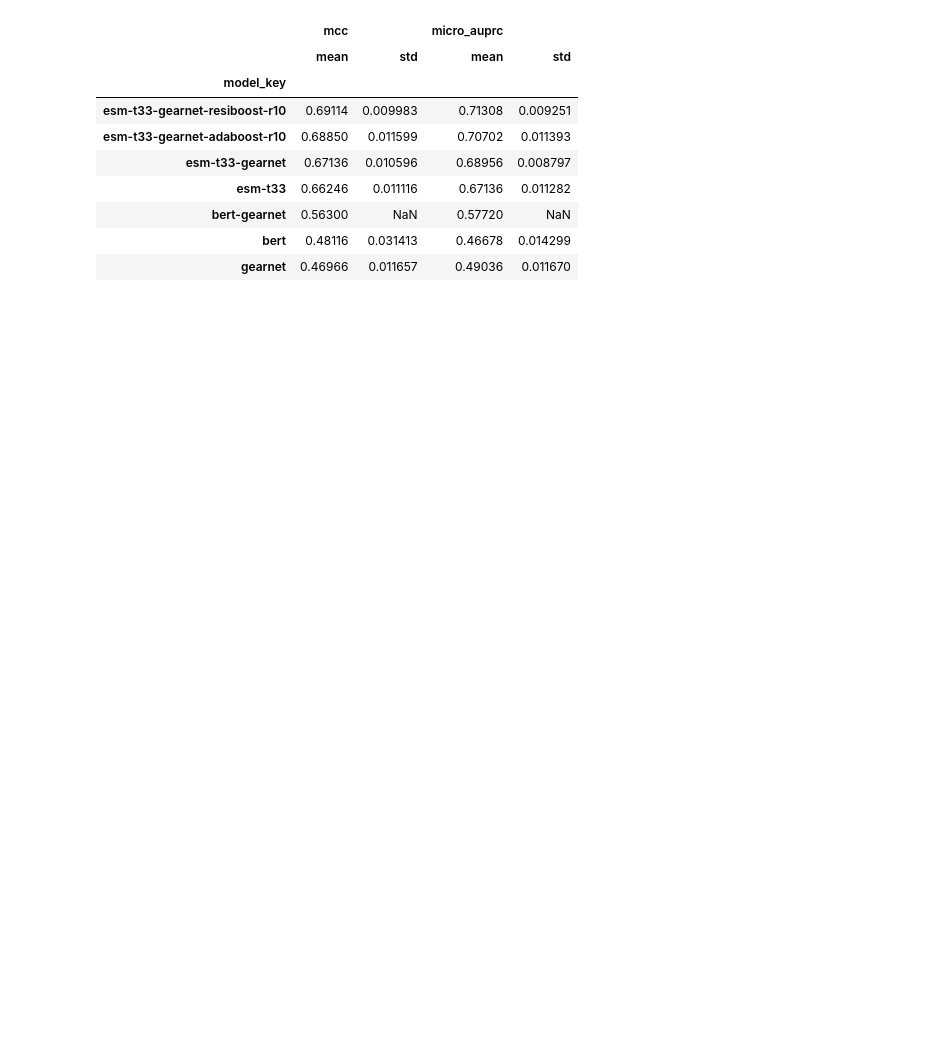
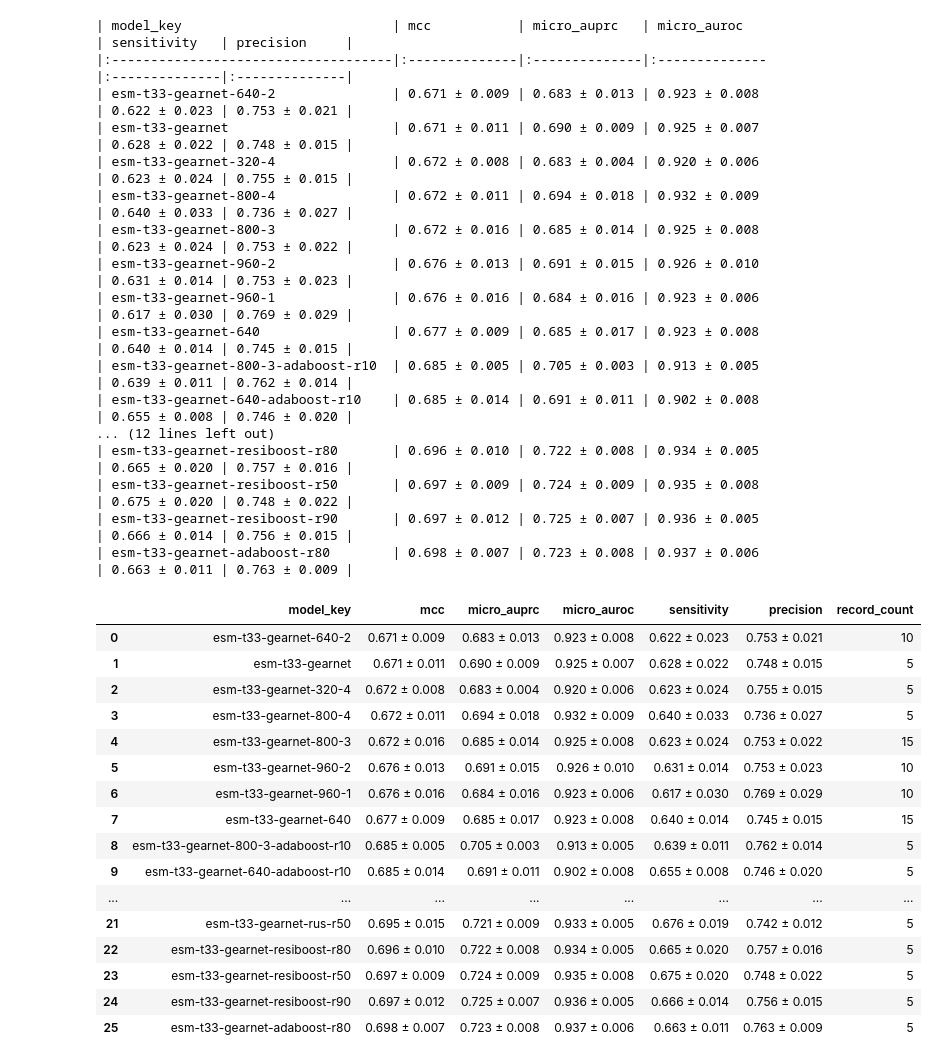
Before and after one commit to dlwocks31/MultiviewATPBind, a Jupyter notebook: result/analysis_atp.ipynb, the cells around one changed output. Cells and saved outputs as stored; diff of their text form; code cells hidden in the pictures; blank space fills up the shorter version.

```diff
--- a/result/analysis_atp.ipynb
+++ b/result/analysis_atp.ipynb
@@ -1,20 +0,0 @@
-# %%
-import pandas as pd
-
-df = pd.read_csv('atpbind3d_stats.csv')
-
-df.groupby('model_key').agg({
-    'mcc': ['mean', 'std'],
-    'micro_auprc': ['mean', 'std']}
-).sort_values(('mcc', 'mean'), ascending=False)
-# %% [output]
-|  | mcc |  | micro_auprc |  |
-|  | mean | std | mean | std |
-| model_key |  |  |  |  |
-| esm-t33-gearnet-resiboost-r10 | 0.69114 | 0.009983 | 0.71308 | 0.009251 |
-| esm-t33-gearnet-adaboost-r10 | 0.68850 | 0.011599 | 0.70702 | 0.011393 |
-| esm-t33-gearnet | 0.67136 | 0.010596 | 0.68956 | 0.008797 |
-| esm-t33 | 0.66246 | 0.011116 | 0.67136 | 0.011282 |
-| bert-gearnet | 0.56300 | NaN | 0.57720 | NaN |
-| bert | 0.48116 | 0.031413 | 0.46678 | 0.014299 |
-| gearnet | 0.46966 | 0.011657 | 0.49036 | 0.011670 |
@@ -21,3 +40,52 @@ df.groupby('model_key').agg({
+# %%
+import pandas as pd
+
+df = pd.read_csv('atpbind3d_stats.csv')
+
+df_gn = df[
+    # ((df['model_key'].str.startswith('esm-t33-gearnet-640')) |
+    (df['model_key'].str.startswith('esm-t33-gearnet'))
+    # (df['model_key'] == 'esm-t33-gearnet') |
+    # (df['model_key'] == 'esm-t33')) &
+]
+
+get_stat_df(df_gn, metrics=['mcc','micro_auprc',   'micro_auroc',
+               'sensitivity', 'precision', ])
+# %% [output]
+| model_key                           | mcc           | micro_auprc   | micro_auroc   | sensitivity   | precision     |
+|:------------------------------------|:--------------|:--------------|:--------------|:--------------|:--------------|
+| esm-t33-gearnet-640-2               | 0.671 ± 0.009 | 0.683 ± 0.013 | 0.923 ± 0.008 | 0.622 ± 0.023 | 0.753 ± 0.021 |
+| esm-t33-gearnet                     | 0.671 ± 0.011 | 0.690 ± 0.009 | 0.925 ± 0.007 | 0.628 ± 0.022 | 0.748 ± 0.015 |
+| esm-t33-gearnet-320-4               | 0.672 ± 0.008 | 0.683 ± 0.004 | 0.920 ± 0.006 | 0.623 ± 0.024 | 0.755 ± 0.015 |
+| esm-t33-gearnet-800-4               | 0.672 ± 0.011 | 0.694 ± 0.018 | 0.932 ± 0.009 | 0.640 ± 0.033 | 0.736 ± 0.027 |
+| esm-t33-gearnet-800-3               | 0.672 ± 0.016 | 0.685 ± 0.014 | 0.925 ± 0.008 | 0.623 ± 0.024 | 0.753 ± 0.022 |
+| esm-t33-gearnet-960-2               | 0.676 ± 0.013 | 0.691 ± 0.015 | 0.926 ± 0.010 | 0.631 ± 0.014 | 0.753 ± 0.023 |
+| esm-t33-gearnet-960-1               | 0.676 ± 0.016 | 0.684 ± 0.016 | 0.923 ± 0.006 | 0.617 ± 0.030 | 0.769 ± 0.029 |
+| esm-t33-gearnet-640                 | 0.677 ± 0.009 | 0.685 ± 0.017 | 0.923 ± 0.008 | 0.640 ± 0.014 | 0.745 ± 0.015 |
+| esm-t33-gearnet-800-3-adaboost-r10  | 0.685 ± 0.005 | 0.705 ± 0.003 | 0.913 ± 0.005 | 0.639 ± 0.011 | 0.762 ± 0.014 |
+| esm-t33-gearnet-640-adaboost-r10    | 0.685 ± 0.014 | 0.691 ± 0.011 | 0.902 ± 0.008 | 0.655 ± 0.008 | 0.746 ± 0.020 |
+... (12 lines left out)
+| esm-t33-gearnet-resiboost-r80       | 0.696 ± 0.010 | 0.722 ± 0.008 | 0.934 ± 0.005 | 0.665 ± 0.020 | 0.757 ± 0.016 |
+| esm-t33-gearnet-resiboost-r50       | 0.697 ± 0.009 | 0.724 ± 0.009 | 0.935 ± 0.008 | 0.675 ± 0.020 | 0.748 ± 0.022 |
+| esm-t33-gearnet-resiboost-r90       | 0.697 ± 0.012 | 0.725 ± 0.007 | 0.936 ± 0.005 | 0.666 ± 0.014 | 0.756 ± 0.015 |
+| esm-t33-gearnet-adaboost-r80        | 0.698 ± 0.007 | 0.723 ± 0.008 | 0.937 ± 0.006 | 0.663 ± 0.011 | 0.763 ± 0.009 |
+|  | model_key | mcc | micro_auprc | micro_auroc | sensitivity | precision | record_count |
+| 0 | esm-t33-gearnet-640-2 | 0.671 ± 0.009 | 0.683 ± 0.013 | 0.923 ± 0.008 | 0.622 ± 0.023 | 0.753 ± 0.021 | 10 |
+| 1 | esm-t33-gearnet | 0.671 ± 0.011 | 0.690 ± 0.009 | 0.925 ± 0.007 | 0.628 ± 0.022 | 0.748 ± 0.015 | 5 |
+| 2 | esm-t33-gearnet-320-4 | 0.672 ± 0.008 | 0.683 ± 0.004 | 0.920 ± 0.006 | 0.623 ± 0.024 | 0.755 ± 0.015 | 5 |
+| 3 | esm-t33-gearnet-800-4 | 0.672 ± 0.011 | 0.694 ± 0.018 | 0.932 ± 0.009 | 0.640 ± 0.033 | 0.736 ± 0.027 | 5 |
+| 4 | esm-t33-gearnet-800-3 | 0.672 ± 0.016 | 0.685 ± 0.014 | 0.925 ± 0.008 | 0.623 ± 0.024 | 0.753 ± 0.022 | 15 |
+| 5 | esm-t33-gearnet-960-2 | 0.676 ± 0.013 | 0.691 ± 0.015 | 0.926 ± 0.010 | 0.631 ± 0.014 | 0.753 ± 0.023 | 10 |
+| 6 | esm-t33-gearnet-960-1 | 0.676 ± 0.016 | 0.684 ± 0.016 | 0.923 ± 0.006 | 0.617 ± 0.030 | 0.769 ± 0.029 | 10 |
+| 7 | esm-t33-gearnet-640 | 0.677 ± 0.009 | 0.685 ± 0.017 | 0.923 ± 0.008 | 0.640 ± 0.014 | 0.745 ± 0.015 | 15 |
+| 8 | esm-t33-gearnet-800-3-adaboost-r10 | 0.685 ± 0.005 | 0.705 ± 0.003 | 0.913 ± 0.005 | 0.639 ± 0.011 | 0.762 ± 0.014 | 5 |
+| 9 | esm-t33-gearnet-640-adaboost-r10 | 0.685 ± 0.014 | 0.691 ± 0.011 | 0.902 ± 0.008 | 0.655 ± 0.008 | 0.746 ± 0.020 | 5 |
+| ... | ... | ... | ... | ... | ... | ... | ... |
+| 21 | esm-t33-gearnet-rus-r50 | 0.695 ± 0.015 | 0.721 ± 0.009 | 0.933 ± 0.005 | 0.676 ± 0.019 | 0.742 ± 0.012 | 5 |
+| 22 | esm-t33-gearnet-resiboost-r80 | 0.696 ± 0.010 | 0.722 ± 0.008 | 0.934 ± 0.005 | 0.665 ± 0.020 | 0.757 ± 0.016 | 5 |
+| 23 | esm-t33-gearnet-resiboost-r50 | 0.697 ± 0.009 | 0.724 ± 0.009 | 0.935 ± 0.008 | 0.675 ± 0.020 | 0.748 ± 0.022 | 5 |
+| 24 | esm-t33-gearnet-resiboost-r90 | 0.697 ± 0.012 | 0.725 ± 0.007 | 0.936 ± 0.005 | 0.666 ± 0.014 | 0.756 ± 0.015 | 5 |
+| 25 | esm-t33-gearnet-adaboost-r80 | 0.698 ± 0.007 | 0.723 ± 0.008 | 0.937 ± 0.006 | 0.663 ± 0.011 | 0.763 ± 0.009 | 5 |
 # %%
 import pandas as pd
 
```
Also changed, not shown: parts of 4 cells of this notebook, 11 other files.
